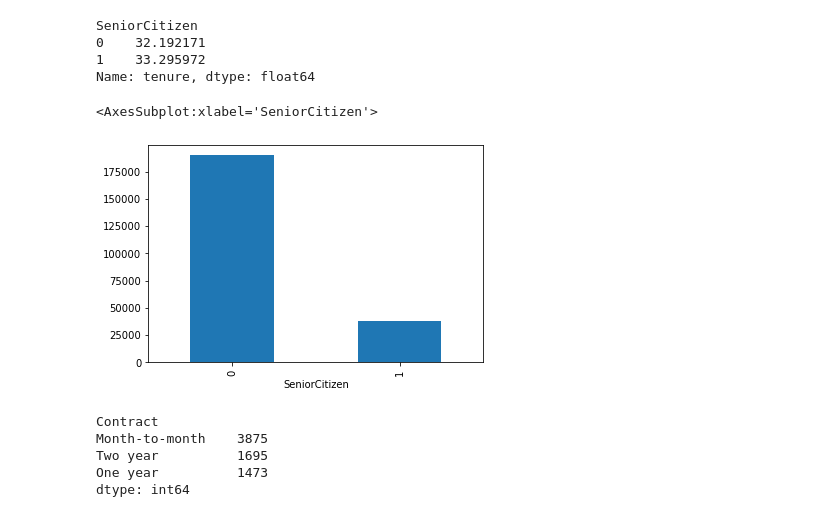
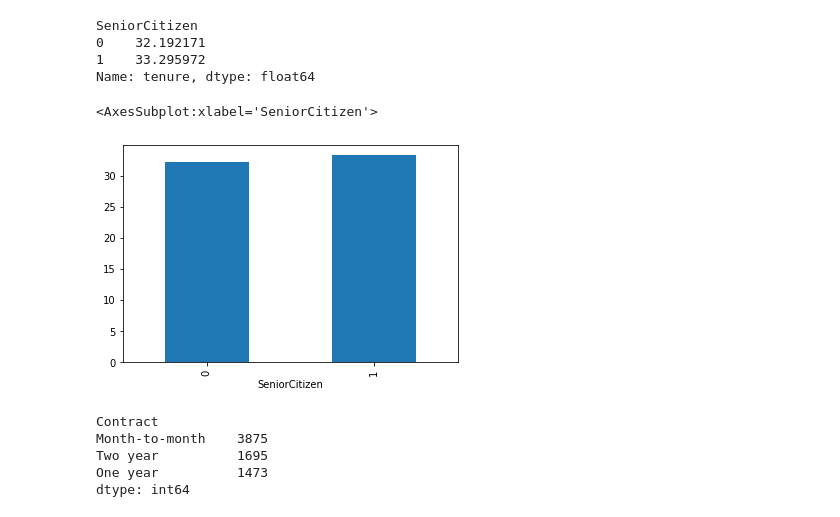
Before and after one commit to MilcaAreliS/proyecto_portafolio, a Jupyter notebook: Notebooks/analisis_inicial.ipynb, the cells around one changed output. Cells and saved outputs as stored; diff of their text form; code cells hidden in the pictures.

```diff
--- a/Notebooks/analisis_inicial.ipynb
+++ b/Notebooks/analisis_inicial.ipynb
@@ -131,10 +131,10 @@ SeniorCitizen
 1    33.295972
 Name: tenure, dtype: float64
 # %%
-clientes_telecomunicaciones.groupby(['SeniorCitizen']).sum()['tenure'].plot.bar()
+clientes_telecomunicaciones.groupby(['SeniorCitizen']).mean()['tenure'].plot.bar()
 # %% [output]
 <AxesSubplot:xlabel='SeniorCitizen'>
-[figure, old version]
+[figure, new version]
 # %%
 #Duración del contrato
 # %%
```
